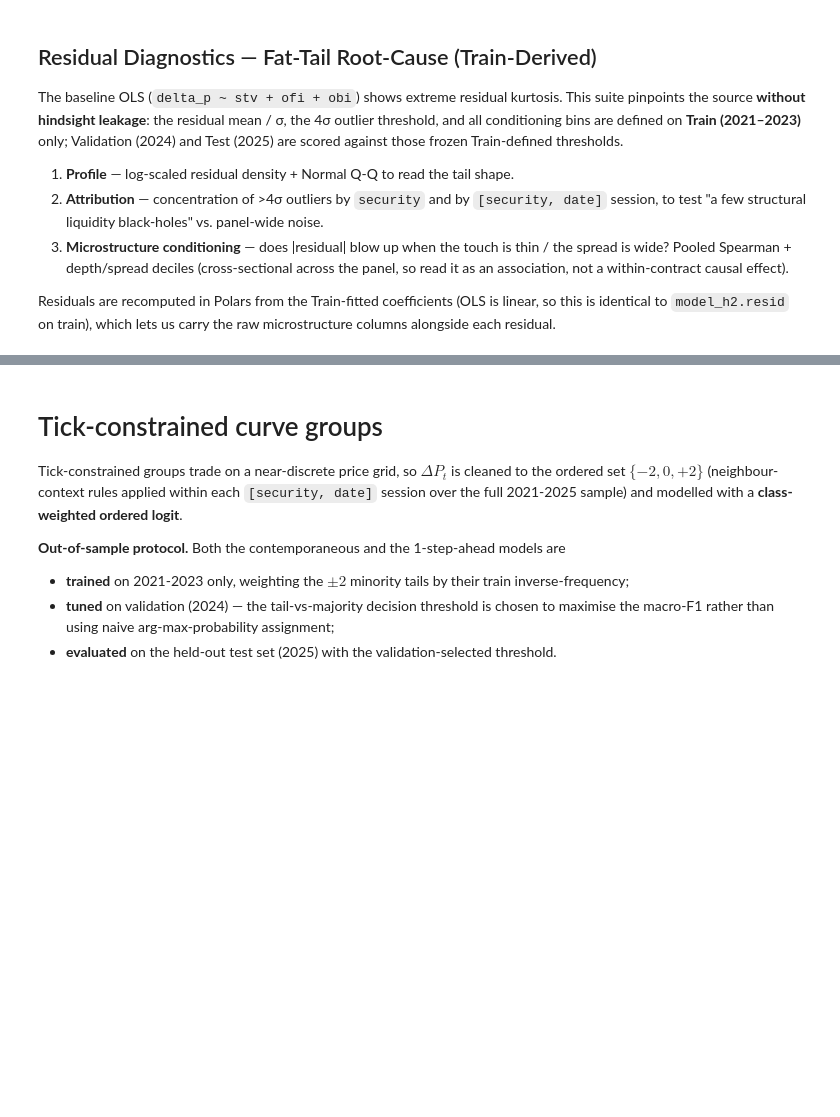
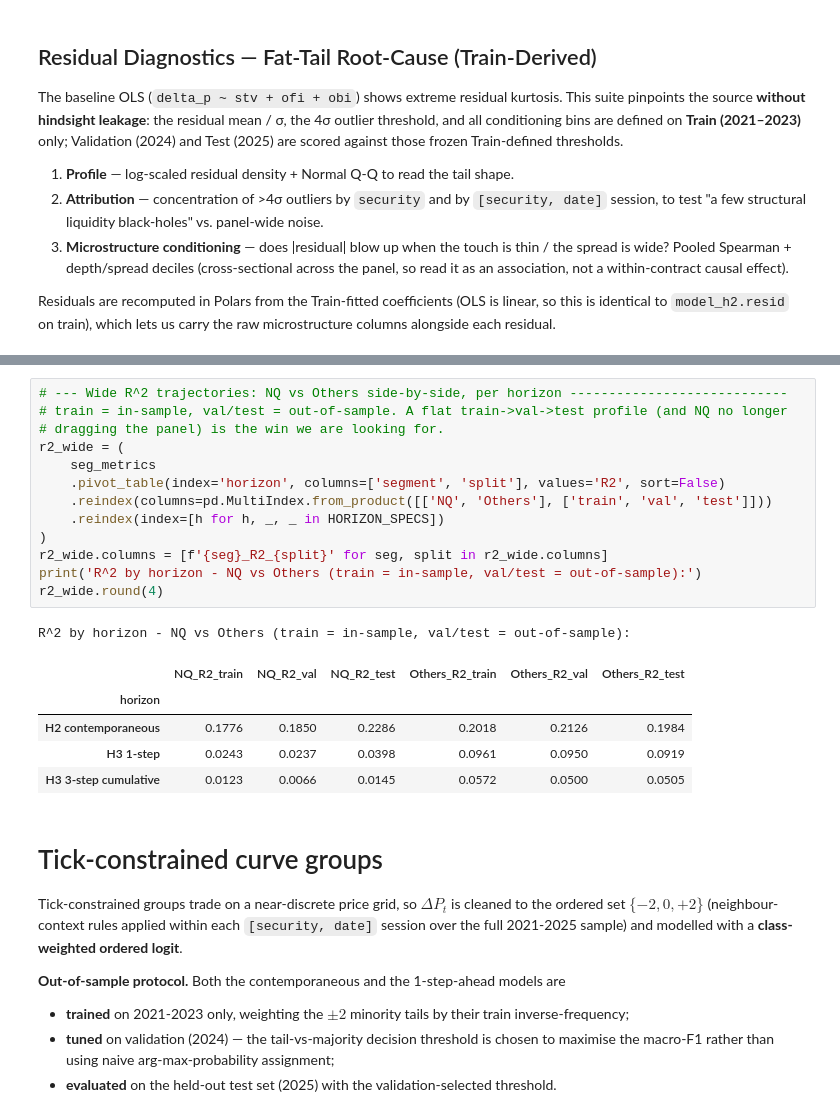
Before and after one commit to qe-internship-wjw/ip1, a Jupyter notebook: notebooks/02_regressions.ipynb, the cells around one changed output, grey strips where cells are left out. Saved outputs shown, nothing was run; the diff lists cells and outputs as text; blank space fills up the shorter version.

```diff
--- a/notebooks/02_regressions.ipynb
+++ b/notebooks/02_regressions.ipynb
@@ -872,3 +1218,23 @@ display(spread_prof)
+# %%
+# --- Wide R^2 trajectories: NQ vs Others side-by-side, per horizon ----------------------------
+# train = in-sample, val/test = out-of-sample. A flat train->val->test profile (and NQ no longer
+# dragging the panel) is the win we are looking for.
+r2_wide = (
+    seg_metrics
+    .pivot_table(index='horizon', columns=['segment', 'split'], values='R2', sort=False)
+    .reindex(columns=pd.MultiIndex.from_product([['NQ', 'Others'], ['train', 'val', 'test']]))
+    .reindex(index=[h for h, _, _ in HORIZON_SPECS])
+)
+r2_wide.columns = [f'{seg}_R2_{split}' for seg, split in r2_wide.columns]
+print('R^2 by horizon - NQ vs Others (train = in-sample, val/test = out-of-sample):')
+r2_wide.round(4)
+# %% [output]
+R^2 by horizon - NQ vs Others (train = in-sample, val/test = out-of-sample):
+|  | NQ_R2_train | NQ_R2_val | NQ_R2_test | Others_R2_train | Others_R2_val | Others_R2_test |
+| horizon |  |  |  |  |  |  |
+| H2 contemporaneous | 0.1776 | 0.1850 | 0.2286 | 0.2018 | 0.2126 | 0.1984 |
+| H3 1-step | 0.0243 | 0.0237 | 0.0398 | 0.0961 | 0.0950 | 0.0919 |
+| H3 3-step cumulative | 0.0123 | 0.0066 | 0.0145 | 0.0572 | 0.0500 | 0.0505 |
 # %% [markdown]
 # Tick-constrained curve groups
 
```
Also changed, not shown: parts of 23 cells of this notebook.
